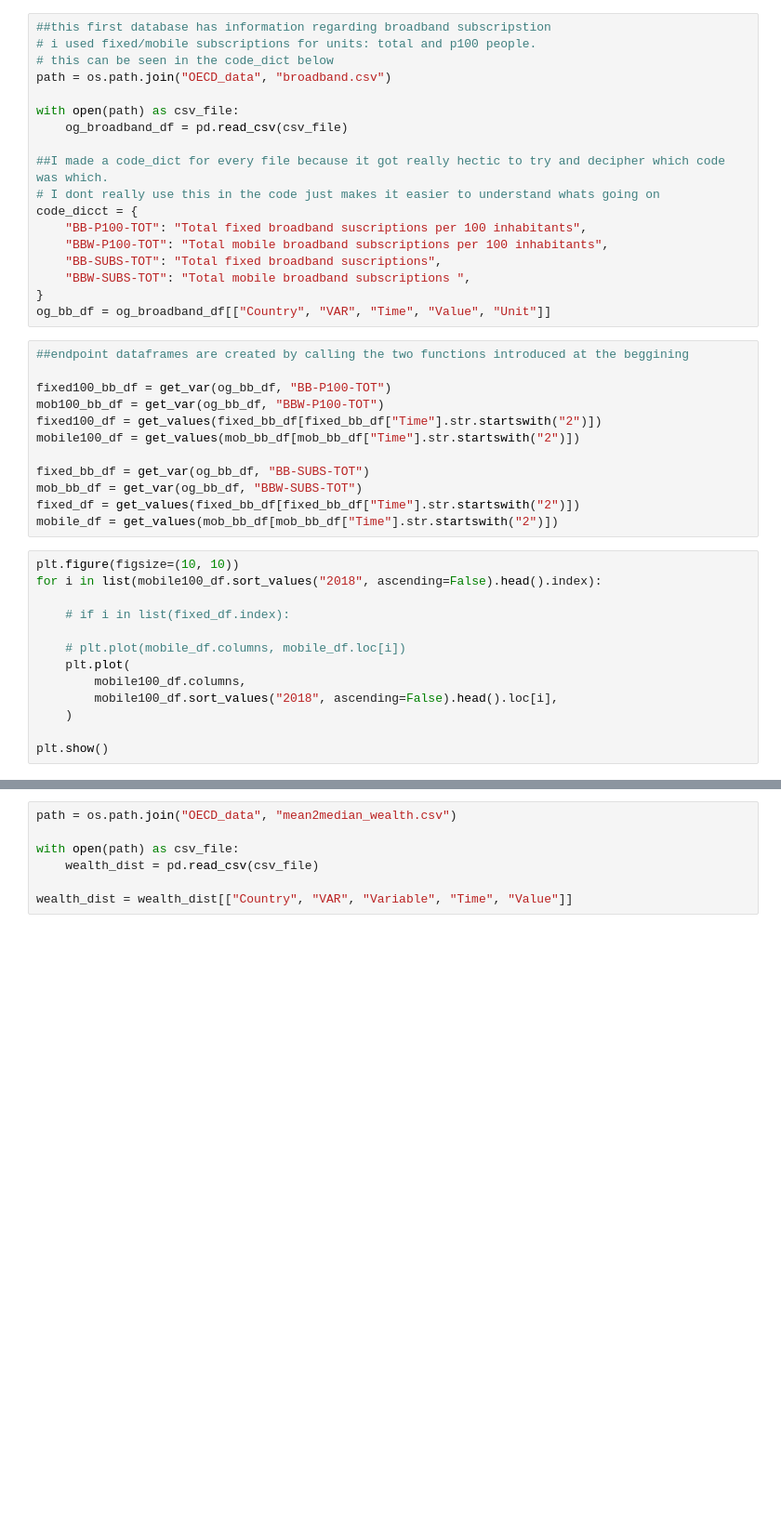
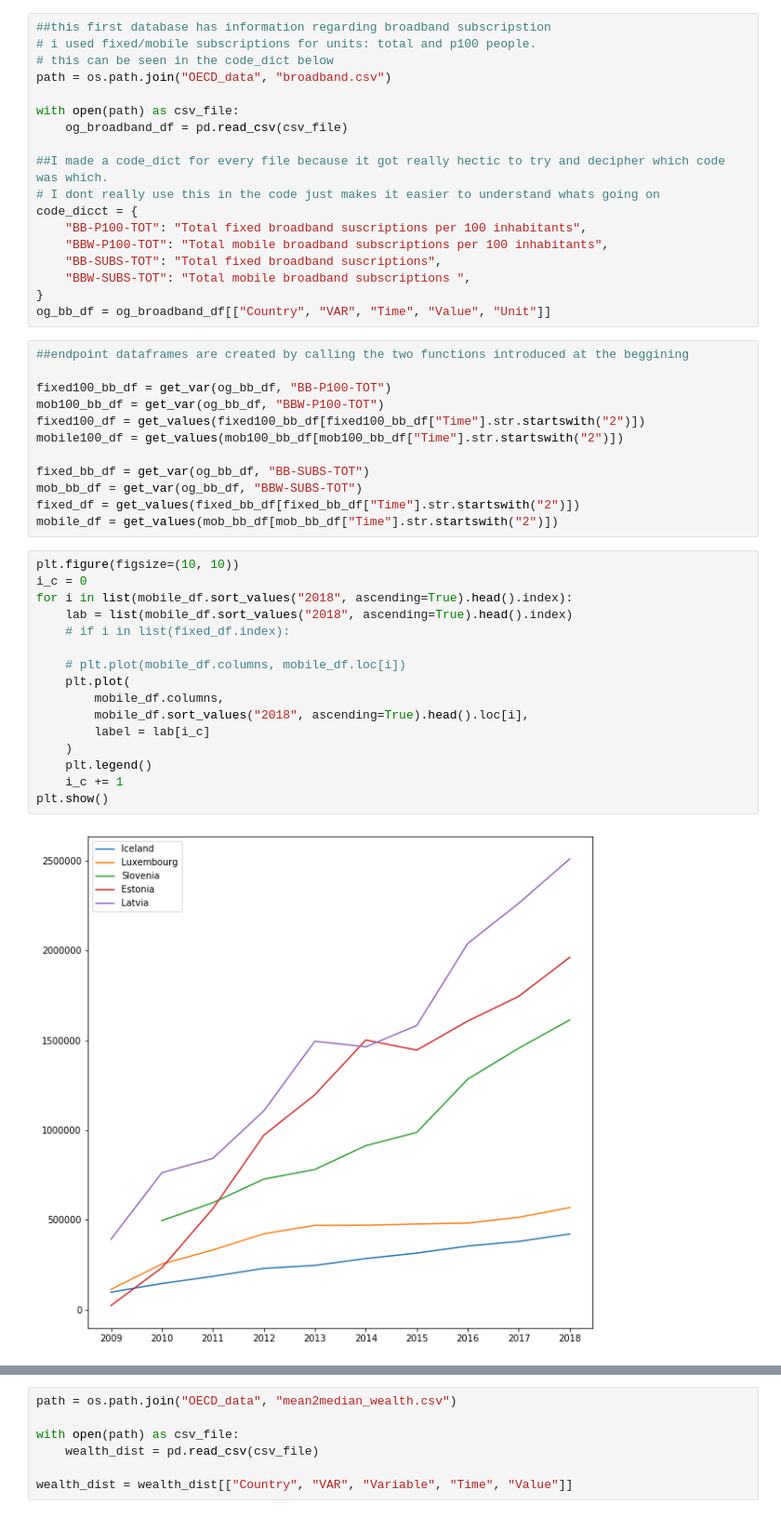
Before and after one commit to JoshuaFarmerATX/butterfly_effects_project, a Jupyter notebook: OECD.ipynb, the cells around one changed output, grey strips where cells are left out. Shown at 93% size. Saved outputs shown, nothing was run; the diff lists cells and outputs as text; blank space fills up the shorter version.

Commit message:
added time scale plots for existing endpoints

```diff
--- a/OECD.ipynb
+++ b/OECD.ipynb
@@ -71,8 +71,8 @@ og_bb_df = og_broadband_df[["Country", "VAR", "Time", "Value", "Unit"]]
 
 fixed100_bb_df = get_var(og_bb_df, "BB-P100-TOT")
 mob100_bb_df = get_var(og_bb_df, "BBW-P100-TOT")
-fixed100_df = get_values(fixed_bb_df[fixed_bb_df["Time"].str.startswith("2")])
-mobile100_df = get_values(mob_bb_df[mob_bb_df["Time"].str.startswith("2")])
+fixed100_df = get_values(fixed100_bb_df[fixed100_bb_df["Time"].str.startswith("2")])
+mobile100_df = get_values(mob100_bb_df[mob100_bb_df["Time"].str.startswith("2")])
 
 fixed_bb_df = get_var(og_bb_df, "BB-SUBS-TOT")
 mob_bb_df = get_var(og_bb_df, "BBW-SUBS-TOT")
@@ -80,17 +80,22 @@ fixed_df = get_values(fixed_bb_df[fixed_bb_df["Time"].str.startswith("2")])
 mobile_df = get_values(mob_bb_df[mob_bb_df["Time"].str.startswith("2")])
 # %%
 plt.figure(figsize=(10, 10))
-for i in list(mobile100_df.sort_values("2018", ascending=False).head().index):
-
+i_c = 0
+for i in list(mobile_df.sort_values("2018", ascending=True).head().index):
+    lab = list(mobile_df.sort_values("2018", ascending=True).head().index)
     # if i in list(fixed_df.index):
 
     # plt.plot(mobile_df.columns, mobile_df.loc[i])
     plt.plot(
-        mobile100_df.columns,
-        mobile100_df.sort_values("2018", ascending=False).head().loc[i],
+        mobile_df.columns,
+        mobile_df.sort_values("2018", ascending=True).head().loc[i],
+        label = lab[i_c]
     )
-
+    plt.legend()
+    i_c += 1
 plt.show()
+# %% [output]
+[figure, added]
 # %%
 plt.figure(figsize=(10, 10))
 for i in list(mobile_df.sort_values("2018").head().index):
```
Also changed, not shown: parts of 6 cells of this notebook.
